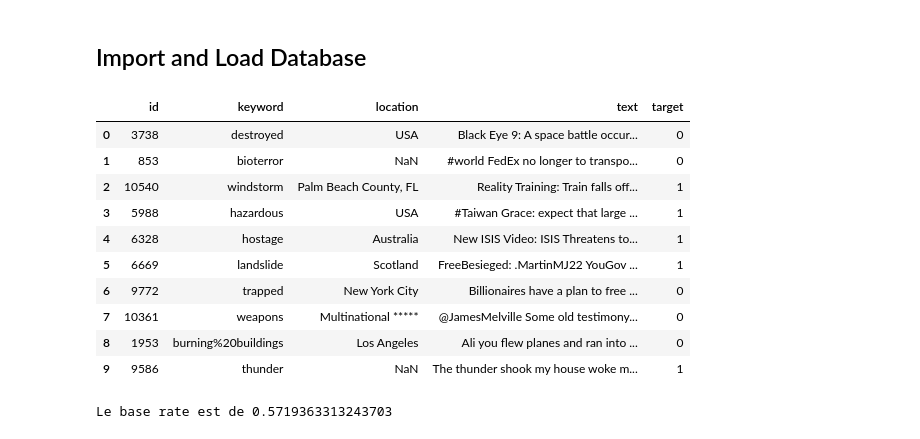
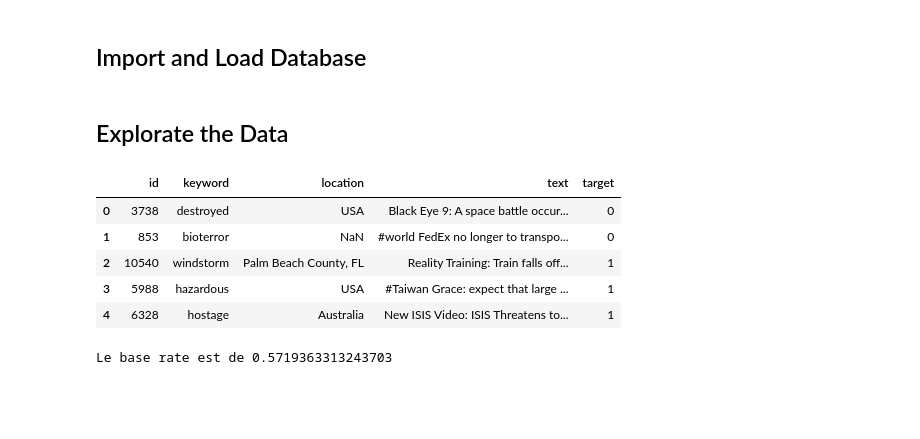
Before and after one commit to alexerne-git/ML-Zoom, a Jupyter notebook: Code/Projet ML.ipynb, the cells around one changed output. Cells and saved outputs as stored; diff of their text form; code cells hidden in the pictures; blank space fills up the shorter version.

```diff
--- a/Code/Projet ML.ipynb
+++ b/Code/Projet ML.ipynb
@@ -35,22 +35,19 @@ from sklearn.base import TransformerMixin
 from sklearn.pipeline import Pipeline
 import spacy
 # %%
-train = pd.read_csv("https://aicrowd-production.s3.eu-central-1.amazonaws.com/dataset_files/challenge_601/82653de5-2ed1-4782-959e-23eba75d67a9_training_data.csv?X-Amz-Algorithm=AWS4-HMAC-SHA256&X-Amz-Credential=AKIAJ6IZH6GWKDCCDFAQ%2F20201115%2Feu-central-1%2Fs3%2Faws4_request&X-Amz-Date=20201115T214351Z&X-Amz-Expires=86400&X-Amz-SignedHeaders=host&X-Amz-Signature=66d1423cd59626ebe2d729aca0863b10315b470f864ba50d4b79cb91bd48857f")
-test=pd.read_csv("https://aicrowd-production.s3.eu-central-1.amazonaws.com/dataset_files/challenge_601/5fc21f33-b209-4b07-ad70-a69020dfd2cf_test_data.csv?X-Amz-Algorithm=AWS4-HMAC-SHA256&X-Amz-Credential=AKIAJ6IZH6GWKDCCDFAQ%2F20201115%2Feu-central-1%2Fs3%2Faws4_request&X-Amz-Date=20201115T214351Z&X-Amz-Expires=86400&X-Amz-SignedHeaders=host&X-Amz-Signature=874ea81177c063d186c18a82c9443f13e3e2a3bef3b720fb1adbf3d4af561b3b")
+#Load Data:
+train = pd.read_csv("https://aicrowd-production.s3.eu-central-1.amazonaws.com/dataset_files/challenge_601/82653de5-2ed1-4782-959e-23eba75d67a9_training_data.csv?X-Amz-Algorithm=AWS4-HMAC-SHA256&X-Amz-Credential=AKIAJ6IZH6GWKDCCDFAQ%2F20201118%2Feu-central-1%2Fs3%2Faws4_request&X-Amz-Date=20201118T103328Z&X-Amz-Expires=86400&X-Amz-SignedHeaders=host&X-Amz-Signature=4e2faa54866acc0180b501f0eeb76be36ea2f6d91606cf98582d7d220e8ed12c")
+# %% [markdown]
+## Explorate the Data
 # %%
-train.head(10)
+train.head(5)
 # %% [output]
 |  | id | keyword | location | text | target |
 | 0 | 3738 | destroyed | USA | Black Eye 9: A space battle occur... | 0 |
 | 1 | 853 | bioterror | NaN | #world FedEx no longer to transpo... | 0 |
 | 2 | 10540 | windstorm | Palm Beach County, FL | Reality Training: Train falls off... | 1 |
 | 3 | 5988 | hazardous | USA | #Taiwan Grace: expect that large ... | 1 |
 | 4 | 6328 | hostage | Australia | New ISIS Video: ISIS Threatens to... | 1 |
-| 5 | 6669 | landslide | Scotland | FreeBesieged: .MartinMJ22 YouGov ... | 1 |
-| 6 | 9772 | trapped | New York City | Billionaires have a plan to free ... | 0 |
-| 7 | 10361 | weapons | Multinational ***** | @JamesMelville Some old testimony... | 0 |
-| 8 | 1953 | burning%20buildings | Los Angeles | Ali you flew planes and ran into ... | 0 |
-| 9 | 9586 | thunder | NaN | The thunder shook my house woke m... | 1 |
 # %%
 train["target"].value_counts()
 base_rate= 3701/(3701+2770)
```
Also changed, not shown: parts of 28 cells of this notebook, 1 other file.
